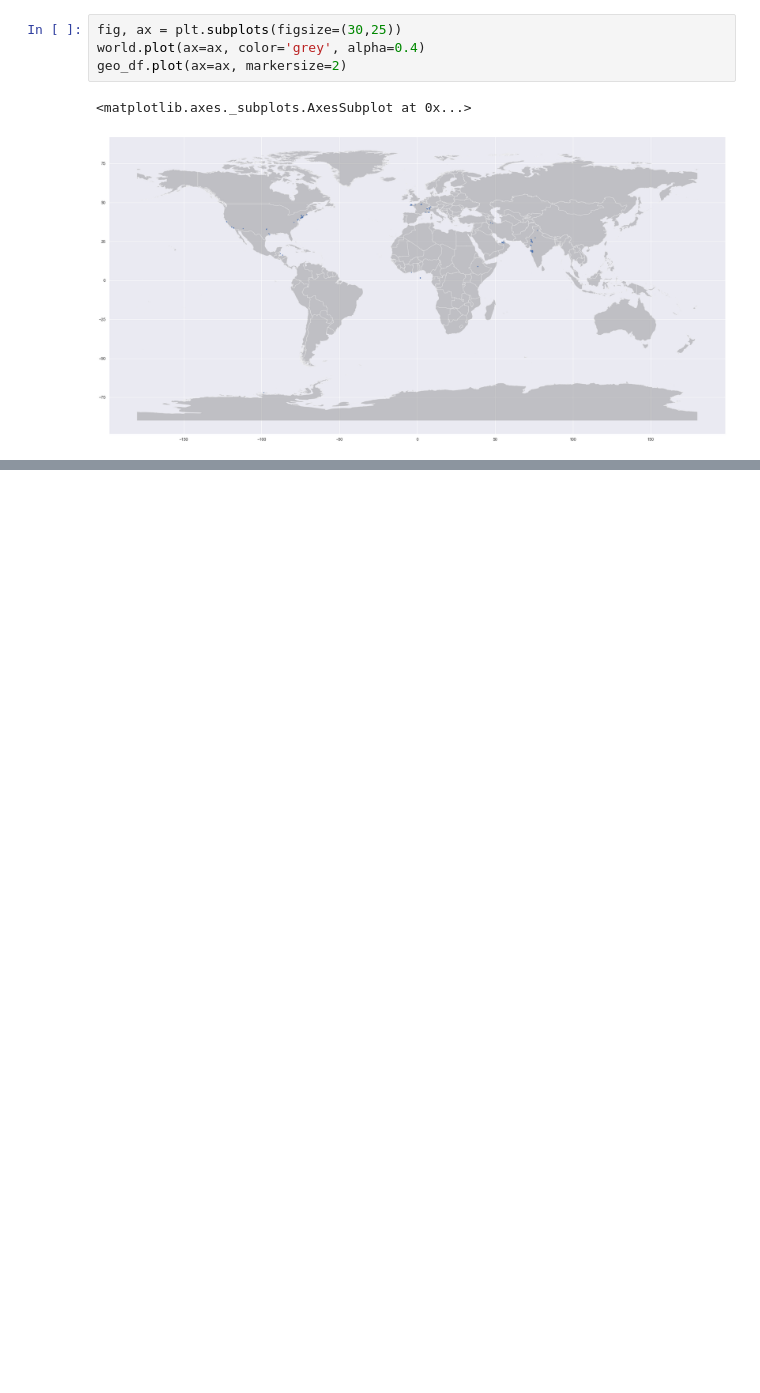
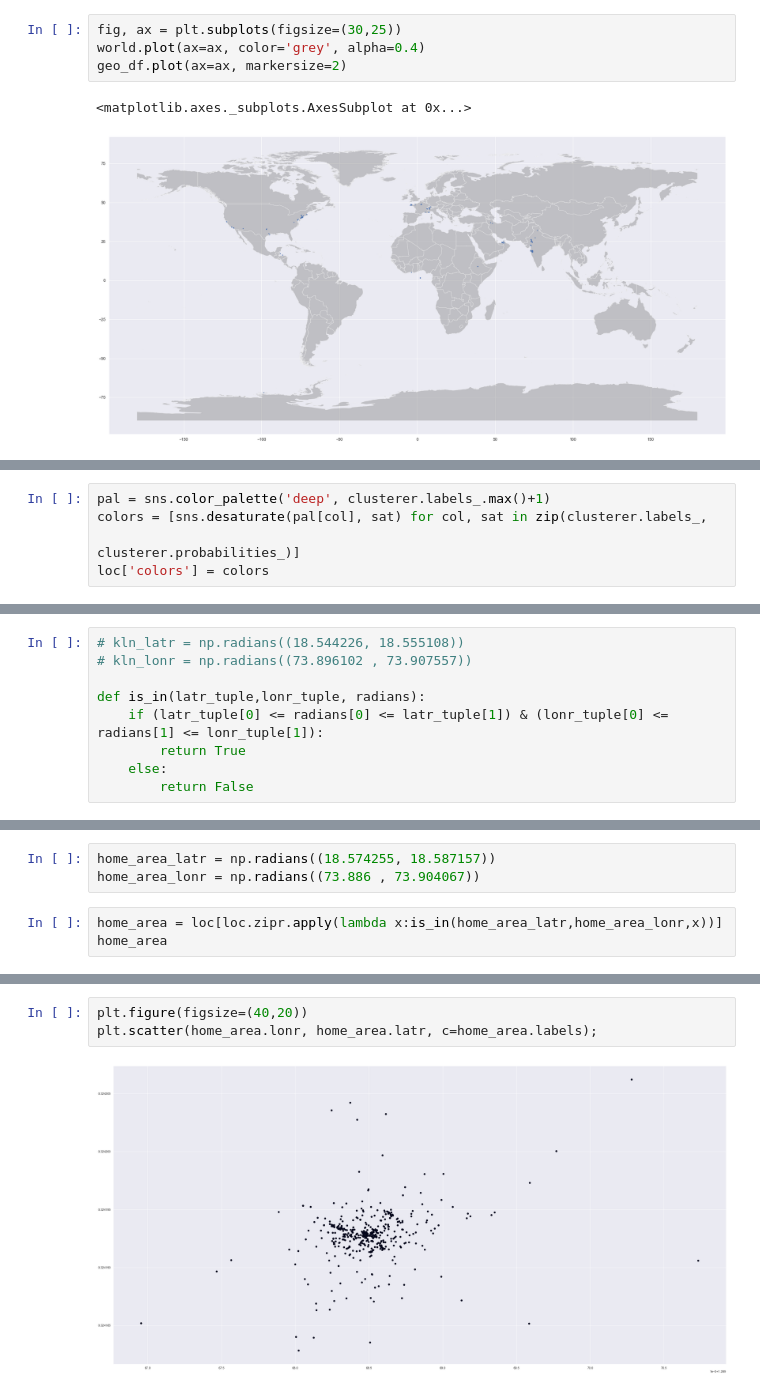
Before and after one commit to adityaarunsinghal/text-mining, a Jupyter notebook: Location Interpretation.ipynb, the cells around one changed output, grey strips where cells are left out. Saved outputs shown, nothing was run; the diff lists cells and outputs as text; blank space fills up the shorter version.

```diff
--- a/Location Interpretation.ipynb
+++ b/Location Interpretation.ipynb
@@ -201,0 +248,5 @@ gpd.overlay(geo_df, maha.to_crs(crs), how='intersection')
+# %%
+pal = sns.color_palette('deep', clusterer.labels_.max()+1)
+colors = [sns.desaturate(pal[col], sat) for col, sat in zip(clusterer.labels_,
+                                                            clusterer.probabilities_)]
+loc['colors'] = colors
@@ -201,0 +273,9 @@ gpd.overlay(geo_df, maha.to_crs(crs), how='intersection')
+# %%
+# kln_latr = np.radians((18.544226, 18.555108))
+# kln_lonr = np.radians((73.896102 , 73.907557))
+
+def is_in(latr_tuple,lonr_tuple, radians):
+    if (latr_tuple[0] <= radians[0] <= latr_tuple[1]) & (lonr_tuple[0] <= radians[1] <= lonr_tuple[1]):
+        return True
+    else:
+        return False
@@ -201,0 +288,6 @@ gpd.overlay(geo_df, maha.to_crs(crs), how='intersection')
+# %%
+home_area_latr = np.radians((18.574255, 18.587157))
+home_area_lonr = np.radians((73.886 , 73.904067))
+# %%
+home_area = loc[loc.zipr.apply(lambda x:is_in(home_area_latr,home_area_lonr,x))]
+home_area
@@ -201,0 +309,5 @@ gpd.overlay(geo_df, maha.to_crs(crs), how='intersection')
+# %%
+plt.figure(figsize=(40,20))
+plt.scatter(home_area.lonr, home_area.latr, c=home_area.labels);
+# %% [output]
+[figure, added]
```
Also changed, not shown: parts of 27 cells of this notebook, 5 other files.
